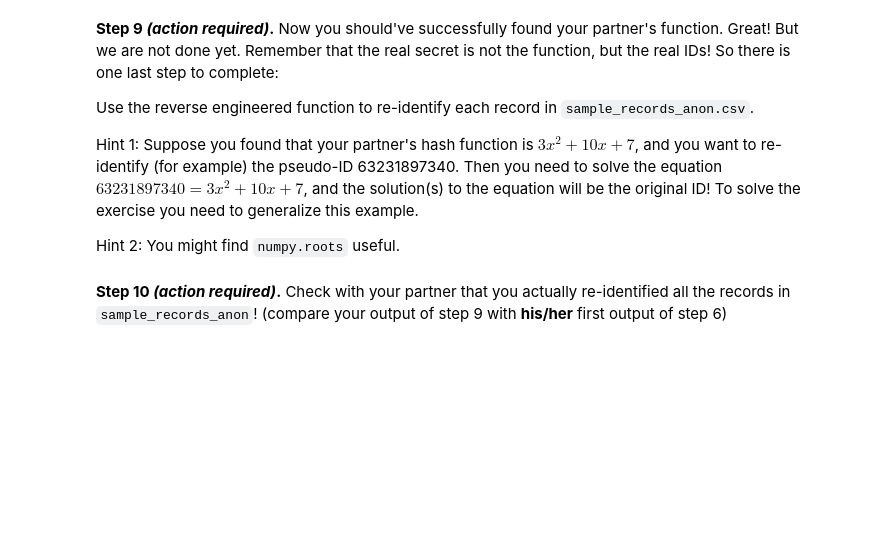
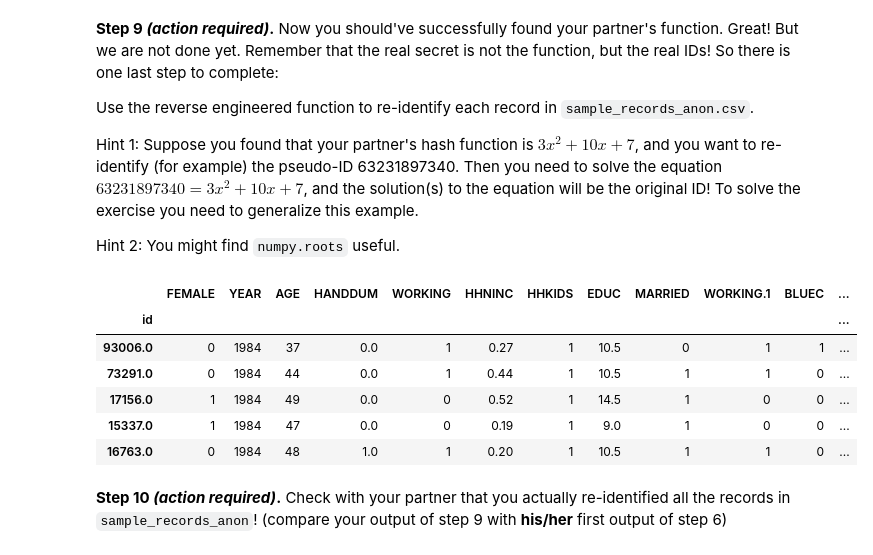
Before and after one commit to jinwei14/Privacy-Engineering, a Jupyter notebook: week1_anon/lab1_anonymization_noanswers.ipynb, the cells around one changed output. Drawn from its saved outputs; the diff is of its cells as text; code cells hidden in the pictures; blank space fills up the shorter version.

```diff
--- a/week1_anon/lab1_anonymization_noanswers.ipynb
+++ b/week1_anon/lab1_anonymization_noanswers.ipynb
@@ -178,11 +178,11 @@ known_records = pd.read_csv("known_records.csv", index_col='id') # import your p
 known_ids = known_records.index.values # this is an array with 20 known IDs
 pseudo_ids = known_records['pseudo_id'].values # this is the array with their respective 20 pseudo-IDs
 
->>> x = np.array([0.0, 1.0, 2.0, 3.0,  4.0,  5.0])
->>> y = np.array([0.0, 0.8, 0.9, 0.1, -0.8, -1.0])
->>> z = np.polyfit(x, y, 3)
+x = known_ids
+y = pseudo_ids
 
-cracked_coeff = ### YOUR CODE HERE
+
+cracked_coeff = np.polyfit(x, y, 2) ### YOUR CODE HERE
 
 print(cracked_coeff)
 # %% [output]
@@ -215,16 +198,27 @@ Hint 2: You might find `numpy.roots` useful.
 # %%
 sample_records_anon = pd.read_csv("sample_records_anon.csv", index_col='pseudo_id')
 
 def reid(anon_id, coeff): # The re-identifying function. In the specific example, anon_id = 63231897340 and coeff = [3,10,7].
 
     ### YOUR CODE HERE
-    pass
+    realCoeff = [coeff[0],coeff[1],coeff[2]-anon_id]
+    roots = np.roots(realCoeff)
+    return roots[1]
 
 
 
 sample_records_anon.index = [reid(anon_id, cracked_coeff) for anon_id in sample_records_anon.index.values] # re-identify every pseudo-ID
 sample_records_anon.index.name = 'id'
 sample_records_anon.head()
+#np.roots([3,10,7-63231897340])
+# %% [output]
+|  | FEMALE | YEAR | AGE | HANDDUM | WORKING | HHNINC | HHKIDS | EDUC | MARRIED | WORKING.1 | BLUEC | ... |
+| id |  |  |  |  |  |  |  |  |  |  |  | ... |
+| 93006.0 | 0 | 1984 | 37 | 0.0 | 1 | 0.27 | 1 | 10.5 | 0 | 1 | 1 | ... |
+| 73291.0 | 0 | 1984 | 44 | 0.0 | 1 | 0.44 | 1 | 10.5 | 1 | 1 | 0 | ... |
+| 17156.0 | 1 | 1984 | 49 | 0.0 | 0 | 0.52 | 1 | 14.5 | 1 | 0 | 0 | ... |
+| 15337.0 | 1 | 1984 | 47 | 0.0 | 0 | 0.19 | 1 | 9.0 | 1 | 0 | 0 | ... |
+| 16763.0 | 0 | 1984 | 48 | 1.0 | 1 | 0.20 | 1 | 10.5 | 1 | 1 | 0 | ... |
 # %% [markdown]
 **Step 10 _(action required)_.** Check with your partner that you actually re-identified all the records in `sample_records_anon`! (compare your output of step 9 with **his/her** first output of step 6)
 # %% [markdown]
```
Also changed, not shown: parts of 1 cell of this notebook.
